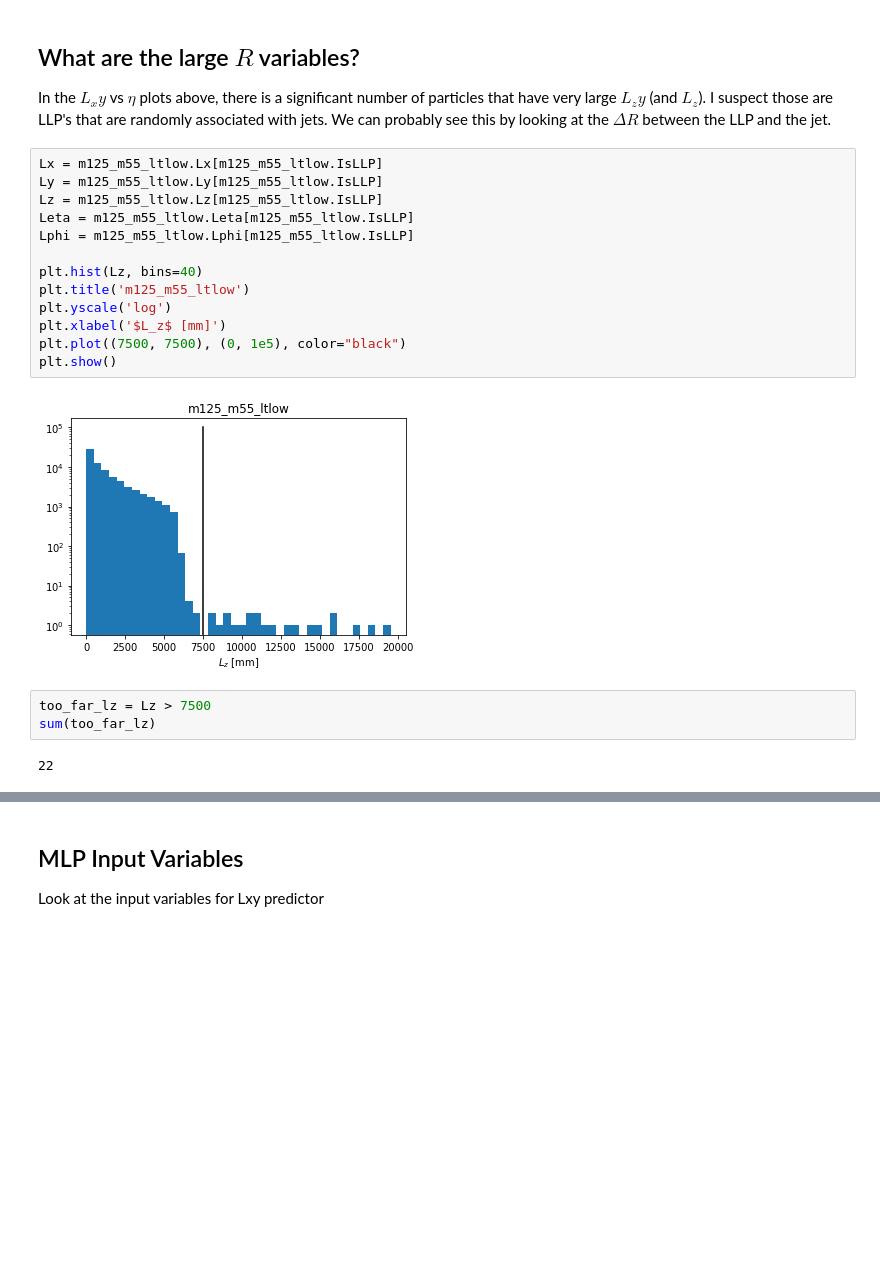
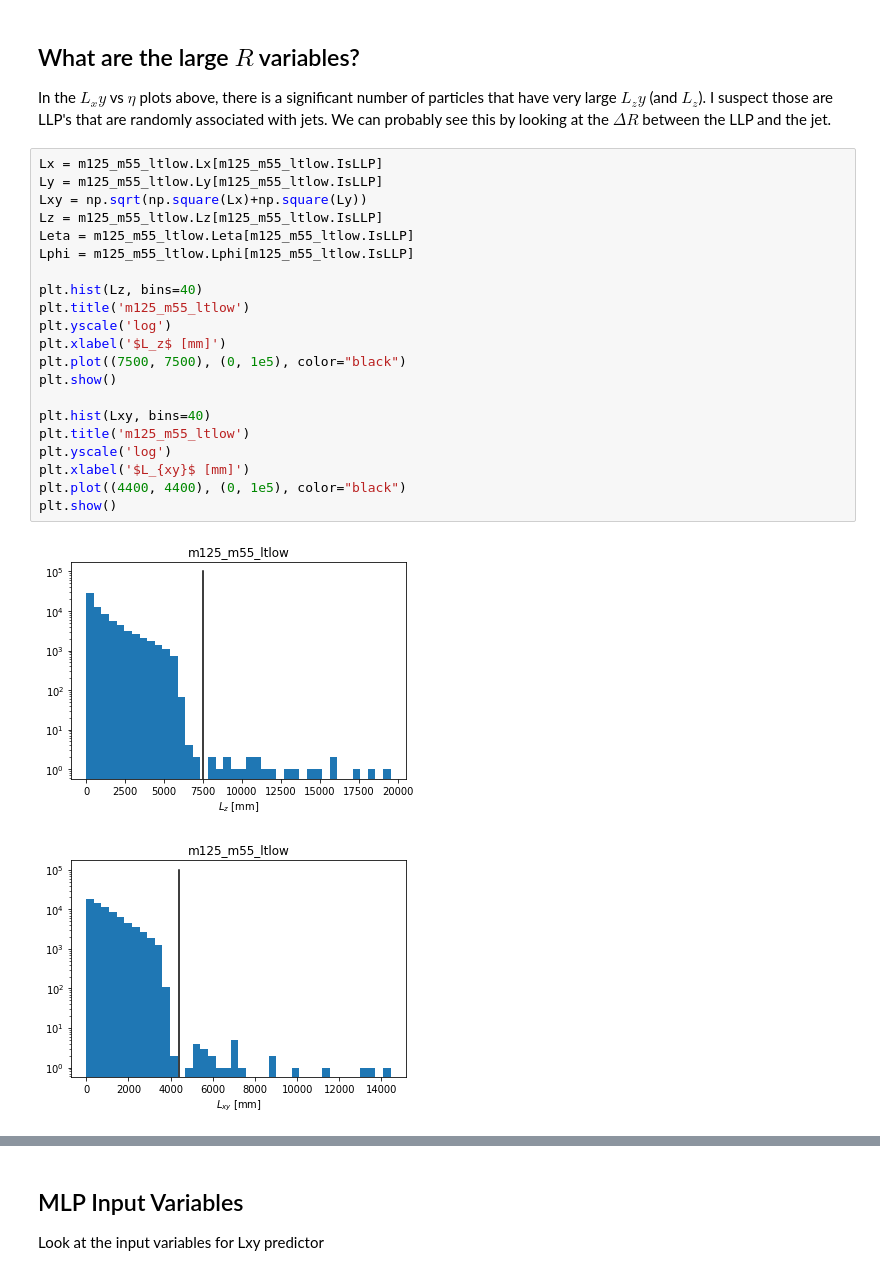
Before and after one commit to gordonwatts/calratio-perjet-training, a Jupyter notebook: notebooks/Input Variable Plots.ipynb, the cells around one changed output, grey strips where cells are left out. Drawn from its saved outputs; the diff is of its cells as text; blank space fills up the shorter version.

```diff
--- a/notebooks/Input Variable Plots.ipynb
+++ b/notebooks/Input Variable Plots.ipynb
@@ -148,20 +148,24 @@ In the $L_xy$ vs $\eta$ plots above, there is a significant number of particles
 # %%
 Lx = m125_m55_ltlow.Lx[m125_m55_ltlow.IsLLP]
 Ly = m125_m55_ltlow.Ly[m125_m55_ltlow.IsLLP]
+Lxy = np.sqrt(np.square(Lx)+np.square(Ly))
 Lz = m125_m55_ltlow.Lz[m125_m55_ltlow.IsLLP]
 Leta = m125_m55_ltlow.Leta[m125_m55_ltlow.IsLLP]
 Lphi = m125_m55_ltlow.Lphi[m125_m55_ltlow.IsLLP]
 
 plt.hist(Lz, bins=40)
 plt.title('m125_m55_ltlow')
 plt.yscale('log')
 plt.xlabel('$L_z$ [mm]')
 plt.plot((7500, 7500), (0, 1e5), color="black")
 plt.show()
+
+plt.hist(Lxy, bins=40)
+plt.title('m125_m55_ltlow')
+plt.yscale('log')
+plt.xlabel('$L_{xy}$ [mm]')
+plt.plot((4400, 4400), (0, 1e5), color="black")
+plt.show()
 # %% [output]
 [figure]
+[figure, added]
-# %%
-too_far_lz = Lz > 7500
-sum(too_far_lz)
-# %% [output]
-22
```
Also changed, not shown: parts of 8 cells of this notebook.
